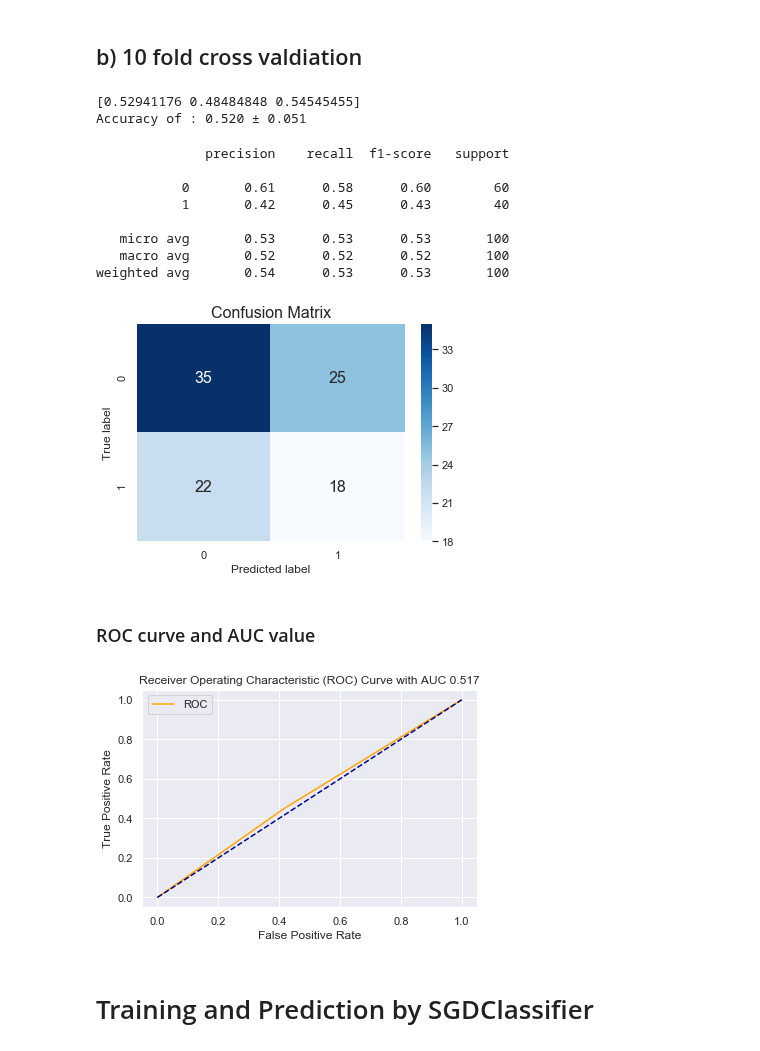
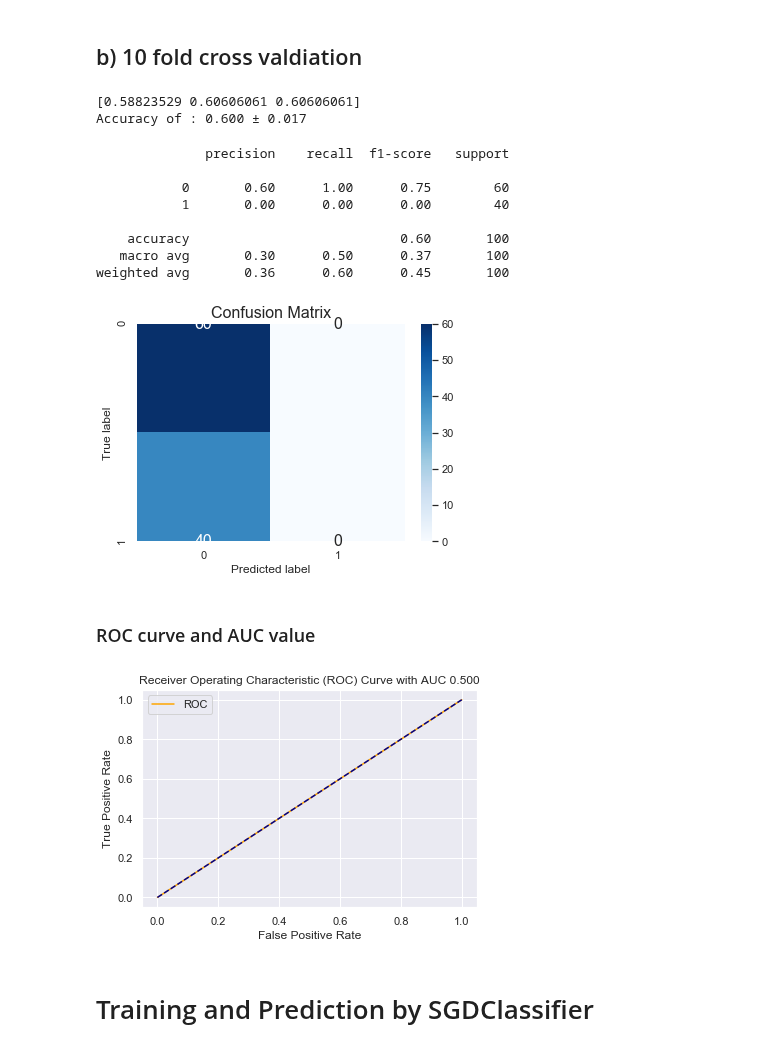
Before and after one commit to myeghaneh/BZML, a Jupyter notebook: ml/notebooks/09_Exo_Eval_DocClassify_tuning_confusion_matrix_eli5.ipynb, the cells around one changed output. Saved outputs shown, nothing was run; the diff lists cells and outputs as text; code cells hidden in the pictures.

```diff
--- a/ml/notebooks/09_Exo_Eval_DocClassify_tuning_confusion_matrix_eli5.ipynb
+++ b/ml/notebooks/09_Exo_Eval_DocClassify_tuning_confusion_matrix_eli5.ipynb
@@ -261,26 +261,26 @@ weighted avg       0.60      0.60      0.56        25
 # %% [markdown]
 ## b) 10 fold cross valdiation
 # %%
-cross_validation_accuracy(trial_02,X,y)
+cross_validation_accuracy(trial_04,X,y)
 # %% [output]
-[0.52941176 0.48484848 0.54545455]
-Accuracy of : 0.520 ± 0.051
+[0.58823529 0.60606061 0.60606061]
+Accuracy of : 0.600 ± 0.017
 # %%
-y_pred = cross_val_predict(trial_02, X, y, cv=10)
+y_pred = cross_val_predict(trial_04, X, y, cv=10)
 cr=classification_report(y,y_pred)
 print(cr)
 cm = confusion_matrix(y_pred,y)
 Color_Confusion_Matrix(y=y,y_test=y,y_pred=y_pred)
 # %% [output]
               precision    recall  f1-score   support
 
-           0       0.61      0.58      0.60        60
-           1       0.42      0.45      0.43        40
+           0       0.60      1.00      0.75        60
+           1       0.00      0.00      0.00        40
 
-   micro avg       0.53      0.53      0.53       100
-   macro avg       0.52      0.52      0.52       100
-weighted avg       0.54      0.53      0.53       100
+    accuracy                           0.60       100
+   macro avg       0.30      0.50      0.37       100
+weighted avg       0.36      0.60      0.45       100
-[figure, old version]
+[figure, new version]
 # %% [markdown]
 ### ROC curve and AUC value
 # %%
@@ -288,7 +288,7 @@ AUC = roc_auc_score(y,y_pred)
 fpr, tpr, thresholds = roc_curve(y,y_pred)
 plot_roc_curve(fpr,tpr,AUC)
 # %% [output]
-[figure, old version]
+[figure, new version]
 # %% [markdown]
 # Training and Prediction by SGDClassifier
 # %%
```
Also changed, not shown: parts of 26 cells of this notebook, 30 other files.
